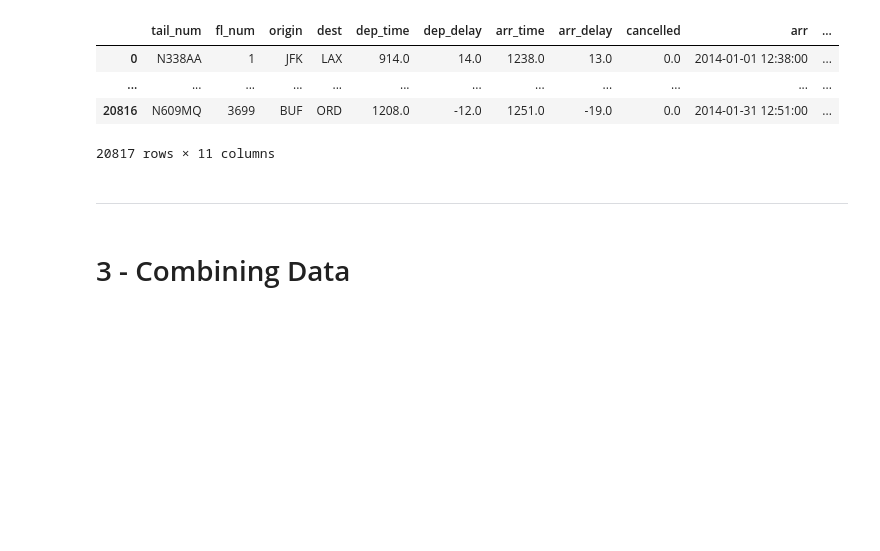
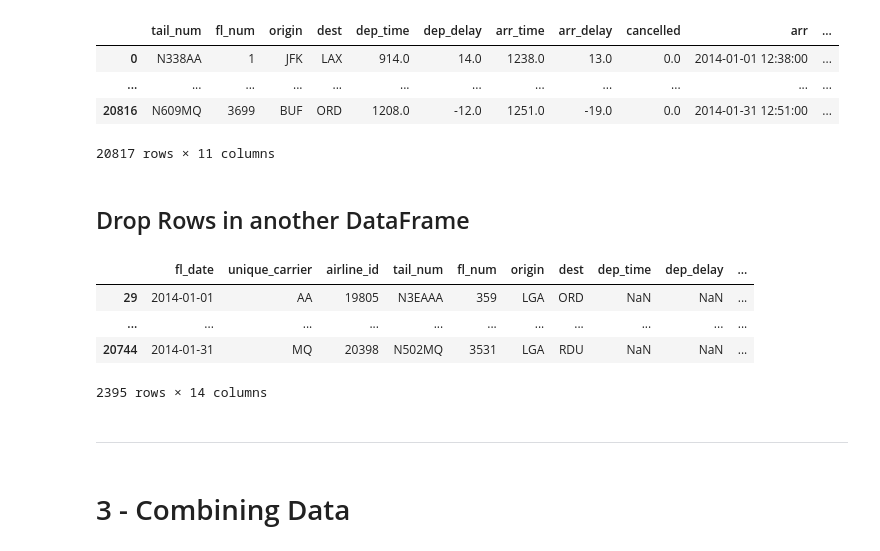
Before and after one commit to marksibrahim/recipes, a Jupyter notebook: modern-pandas/modern-pandas.ipynb, the cells around one changed output. Cells and saved outputs as stored; diff of their text form; code cells hidden in the pictures; blank space fills up the shorter version.

Commit message:
added index difference across two dataframes

```diff
--- a/modern-pandas/modern-pandas.ipynb
+++ b/modern-pandas/modern-pandas.ipynb
@@ -119,6 +119,21 @@ flights.drop(["fl_date", "unique_carrier", "airline_id"], axis=1)
 | ... | ... | ... | ... | ... | ... | ... | ... | ... | ... | ... | ... |
 | 20816 | N609MQ | 3699 | BUF | ORD | 1208.0 | -12.0 | 1251.0 | -19.0 | 0.0 | 2014-01-31 12:51:00 | ... |
 20817 rows × 11 columns
+# %% [markdown]
+## Drop Rows in another DataFrame
+# %%
+bad_flights = flights[flights["cancelled"] == 0]
+
+# use index.difference method
+good_indices = flights.index.difference(bad_flights.index)
+
+flights.loc[good_indices]
+# %% [output]
+|  | fl_date | unique_carrier | airline_id | tail_num | fl_num | origin | dest | dep_time | dep_delay | ... |
+| 29 | 2014-01-01 | AA | 19805 | N3EAAA | 359 | LGA | ORD | NaN | NaN | ... |
+| ... | ... | ... | ... | ... | ... | ... | ... | ... | ... | ... |
+| 20744 | 2014-01-31 | MQ | 20398 | N502MQ | 3531 | LGA | RDU | NaN | NaN | ... |
+2395 rows × 14 columns
 # %% [markdown]
 ---
 # %% [markdown]
```
